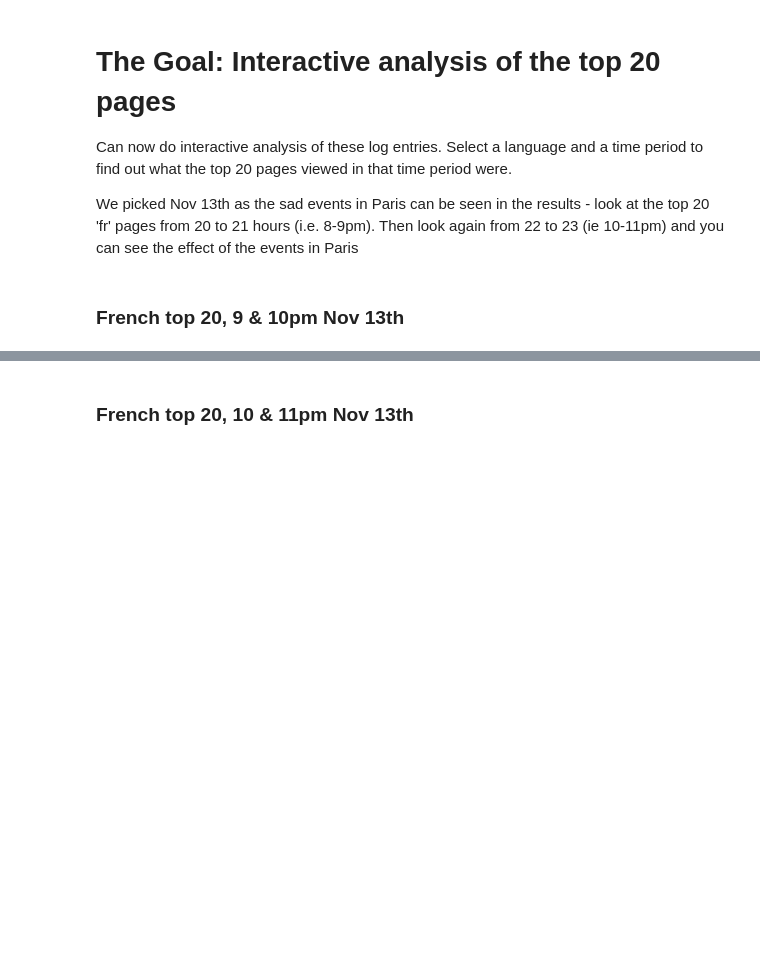
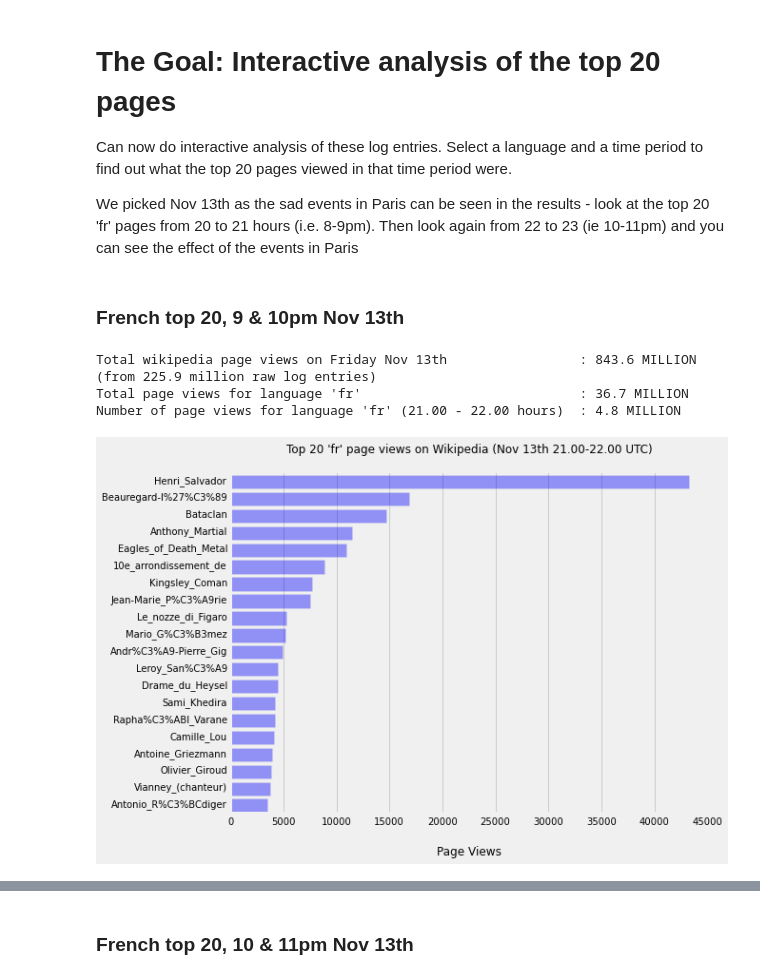
Before and after one commit to JSegrave/CA674_Spark_Project, a Jupyter notebook: Interactive_Analysis_of_226_Million_Wikipedia_Page_View_Logs.ipynb, the cells around one changed output, grey strips where cells are left out. Cells and saved outputs as stored; diff of their text form; code cells hidden in the pictures; blank space fills up the shorter version.

```diff
--- a/Interactive_Analysis_of_226_Million_Wikipedia_Page_View_Logs.ipynb
+++ b/Interactive_Analysis_of_226_Million_Wikipedia_Page_View_Logs.ipynb
@@ -14,9 +17,9 @@ import time
 def print_elapsed(start_time): print ("[elapsed time: %.2f s]" % (time.time() - start_time))
 start_time = time.time() # time how long this takes
 
-#filenameformat = './pagecounts-20151113-%02d0000.gz'                    # AWS
+filenameformat = './pagecounts-20151113-%02d0000.gz'                    # AWS
 #filenameformat = '/resources/pagecounts-20151113-%02d0000.gz'           # datascientistworkbench
-filenameformat = 'dbfs:/tmp/pagecounts-20151113-%02d0000.gz' # databricks
+# filenameformat = 'dbfs:/tmp/pagecounts-20151113-%02d0000.gz'           # databricks
 
 hour_of_first_logfile = 0
 hour_of_last_logfile  = 23
@@ -149,4 +155,9 @@ We picked Nov 13th as the sad events in Paris can be seen in the results - look
 ### French top 20, 9 & 10pm Nov 13th
 # %%
 
-top20List = top20(logfileEntriesRDD, 'fr', 21, 22, True)
+top20List = top20(logfileEntriesRDD, 'fr', 21, 22)
+# %% [output]
+Total wikipedia page views on Friday Nov 13th                 : 843.6 MILLION (from 225.9 million raw log entries)
+Total page views for language 'fr'                            : 36.7 MILLION
+Number of page views for language 'fr' (21.00 - 22.00 hours)  : 4.8 MILLION
+[figure, added]
```
Also changed, not shown: parts of 8 cells of this notebook.
